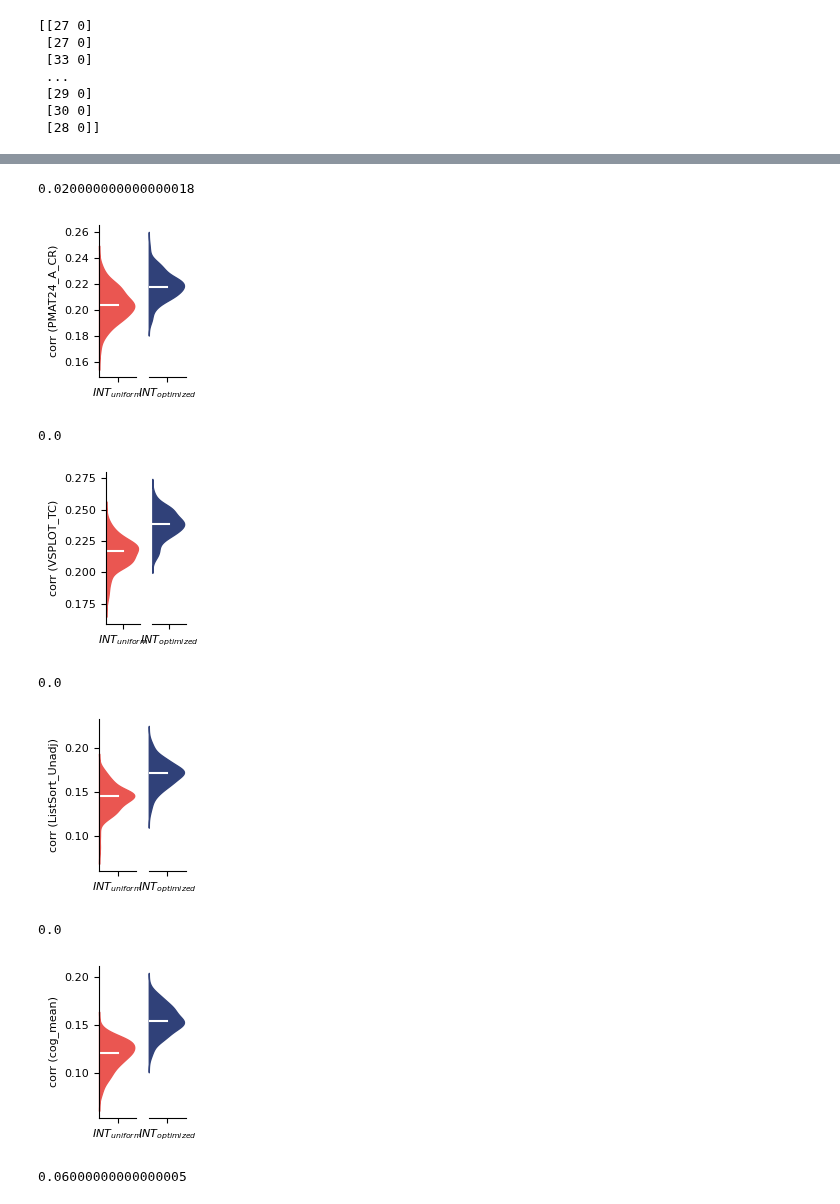
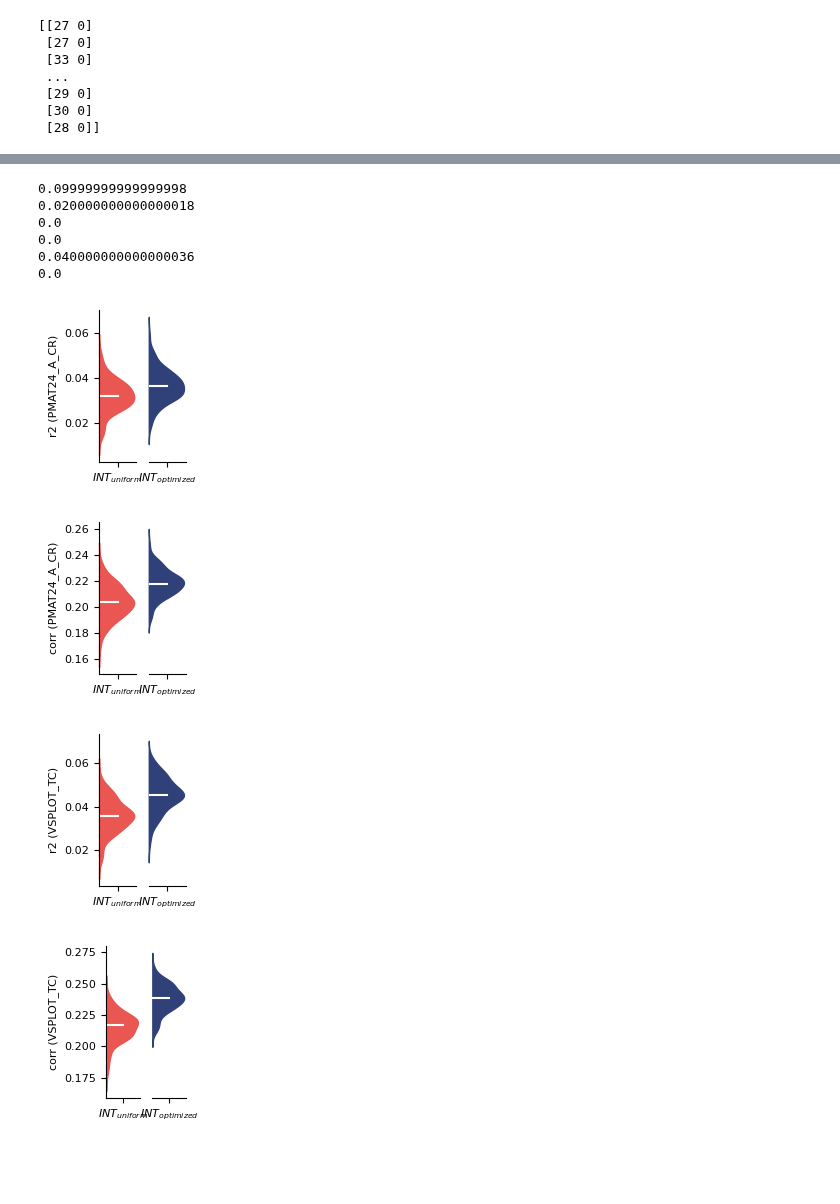
Before and after one commit to LindenParkesLab/nct_xr, a Jupyter notebook: scripts/results_control_energy_subjects.ipynb, the cells around one changed output, grey strips where cells are left out. Drawn from its saved outputs; the diff is of its cells as text; code cells hidden in the pictures; blank space fills up the shorter version.

```diff
--- a/scripts/results_control_energy_subjects.ipynb
+++ b/scripts/results_control_energy_subjects.ipynb
@@ -61,12 +61,17 @@ n_nodes = adjacency.shape[0]
 (400, 400, 960)
 (400, 960)
 # %%
+# hcp_cog_measures = [
+#     'PMAT24_A_CR', # fluid intelligence
+#     'VSPLOT_TC', # spatial orientation
+#     'ListSort_Unadj', # working memory
+#     'DDisc_AUC_40K', # delay discounting
+#     'Flanker_Unadj', # executive function
+# ]
 hcp_cog_measures = [
     'PMAT24_A_CR', # fluid intelligence
     'VSPLOT_TC', # spatial orientation
     'ListSort_Unadj', # working memory
-    'DDisc_AUC_40K', # delay discounting
-    'Flanker_Unadj', # executive function
 ]
 
 # restricted data for age
@@ -159,7 +164,7 @@ for i in tqdm(np.arange(n_subs)):
     control_energy[:, :, i] = log_args['control_energy']
     control_energy_variable_decay[:, :, i] = log_args['control_energy_variable_decay']
     control_energy_static_decay[:, :, i] = log_args['control_energy_static_decay']
-    adjacency_weights[:, :, :, i] = log_args['optimized_weights']
+    adjacency_weights[:, :, :, i] = -0 - log_args['optimized_weights']
 
 print(control_energy.shape, control_energy_variable_decay.shape, control_energy_static_decay.shape, adjacency_weights.shape)
 # %% [output]
@@ -212,7 +217,7 @@ df_plot.head()
 # %%
 y_vars = hcp_cog_measures.copy()
-df['cog_mean'] = df[y_vars].mean(axis=1)
-y_vars.append('cog_mean')
+# df['cog_mean'] = df[y_vars].mean(axis=1)
+# y_vars.append('cog_mean')
 
 n_vars = len(y_vars)
 print(y_vars, n_vars)
@@ -287,8 +294,11 @@ print(c)
 # %%
 strength = np.sum(adjacency, axis=0).T
 include_strength = False
+include_weights = False
 if include_strength is True:
     X_features = [control_energy_static_decay[~mask].T, control_energy_variable_decay[~mask].T, strength]
+elif include_weights is True:
+    X_features = [control_energy_static_decay[~mask].T, control_energy_variable_decay[~mask].T, adjacency_weights[~mask].mean(axis=1).T]
 else:
     X_features = [control_energy_static_decay[~mask].T, control_energy_variable_decay[~mask].T]
 # %%
@@ -397,44 +407,50 @@ Pipeline: prediction, permutation test
 # %%
 for j in np.arange(n_y_vars):
     # primary score
     df_plot = pd.DataFrame(index=np.arange(n_rand_splits))
     df_plot['$INT_{uniform}$'] = accuracy[0, j]
     df_plot['$INT_{optimized}$'] = accuracy[1, j]
+    fig_height = 1.625
     if include_strength is True:
         df_plot['Strength'] = accuracy[2, j]
-
-    # print(np.sum(df_plot['$INT_{optimized}$'] > df_plot['$INT_{uniform}$']) / n_rand_splits)
+        fig_height = 2
+    elif include_weights:
+        df_plot['Weights'] = accuracy[2, j]
+        fig_height = 2
+    print(1 - np.sum(df_plot['$INT_{optimized}$'] > df_plot['$INT_{uniform}$']) / n_rand_splits)
 
     df_plot = df_plot.melt()
     value = '{0} ({1})'.format(score, y_vars[j])
     df_plot.rename(columns={'value': value}, inplace=True)
-    # f = categorical_kde_plot(df=df_plot, variable=value, category='variable', horizontal=False, color_palette=my_colors, rug=False, fig_width=2, fig_height=1.625)
-    # f.savefig(os.path.join(outdir, 'hcp_prediction_violin_r2.svg'), dpi=600, bbox_inches="tight", pad_inches=0.01)
-    # successful_prediction = np.median(df_plot.iloc[:, 1]) > 0
+    successful_prediction = np.median(df_plot.iloc[:, 1]) > 0
+    if successful_prediction == True:
+        fig, axes = categorical_kde_plot(df=df_plot, variable=value, category='variable', horizontal=False, color_palette=my_colors, rug=False, fig_width=2, fig_height=fig_height)
+        fig.savefig(os.path.join(outdir, 'hcp_prediction_violin_r2_{0}.svg'.format(y_vars[j])), dpi=600, bbox_inches="tight", pad_inches=0.01)
 
-    # if successful_prediction == True:
-    # secondary score
-    df_plot = pd.DataFrame(index=np.arange(n_rand_splits))
-    df_plot['$INT_{uniform}$'] = secondary_accuracy[0, j]
-    df_plot['$INT_{optimized}$'] = secondary_accuracy[1, j]
-    # if include_strength is True:
-        # df_plot['Strength'] = secondary_accuracy[2, j]
+        # secondary score
+        df_plot = pd.DataFrame(index=np.arange(n_rand_splits))
+        df_plot['$INT_{uniform}$'] = secondary_accuracy[0, j]
+        df_plot['$INT_{optimized}$'] = secondary_accuracy[1, j]
+        if include_strength is True:
+            df_plot['Strength'] = secondary_accuracy[2, j]
+        elif include_weights:
+            df_plot['Weights'] = secondary_accuracy[2, j]
+        print(1 - np.sum(df_plot['$INT_{optimized}$'] > df_plot['$INT_{uniform}$']) / n_rand_splits)
 
-    print(1 - np.sum(df_plot['$INT_{optimized}$'] > df_plot['$INT_{uniform}$']) / n_rand_splits)
-
-    df_plot = df_plot.melt()
-    value = '{0} ({1})'.format(secondary_score, y_vars[j])
-    df_plot.rename(columns={'value': value}, inplace=True)
-    # f = categorical_kde_plot(df=df_plot, variable=value, category='variable', horizontal=True, color_palette=my_colors, rug=False, fig_width=2.5, fig_height=1.25)
-    f = categorical_kde_plot(df=df_plot, variable=value, category='variable', horizontal=False, color_palette=my_colors, rug=False, fig_width=2, fig_height=1.625)
-    f.savefig(os.path.join(outdir, 'hcp_prediction_violin_{0}.svg'.format(y_vars[j])), dpi=600, bbox_inches="tight", pad_inches=0.01)
+        df_plot = df_plot.melt()
+        value = '{0} ({1})'.format(secondary_score, y_vars[j])
+        df_plot.rename(columns={'value': value}, inplace=True)
+        # f = categorical_kde_plot(df=df_plot, variable=value, category='variable', horizontal=True, color_palette=my_colors, rug=False, fig_width=2.5, fig_height=1.25)
+        fig, axes = categorical_kde_plot(df=df_plot, variable=value, category='variable', horizontal=False, color_palette=my_colors, rug=False, fig_width=2, fig_height=fig_height)
+        fig.savefig(os.path.join(outdir, 'hcp_prediction_violin_{0}.svg'.format(y_vars[j])), dpi=600, bbox_inches="tight", pad_inches=0.01)
 # %% [output]
+0.09999999999999998
 0.020000000000000018
+0.0
+0.0
+0.040000000000000036
+0.0
-[figure, old version]
+[figure, new version]
-0.0
-[figure, old version]
+[figure, new version]
-0.0
-[figure, old version]
+[figure, new version]
-0.0
-[figure, old version]
+[figure, new version]
-0.06000000000000005
```
Also changed, not shown: parts of 8 cells of this notebook.
